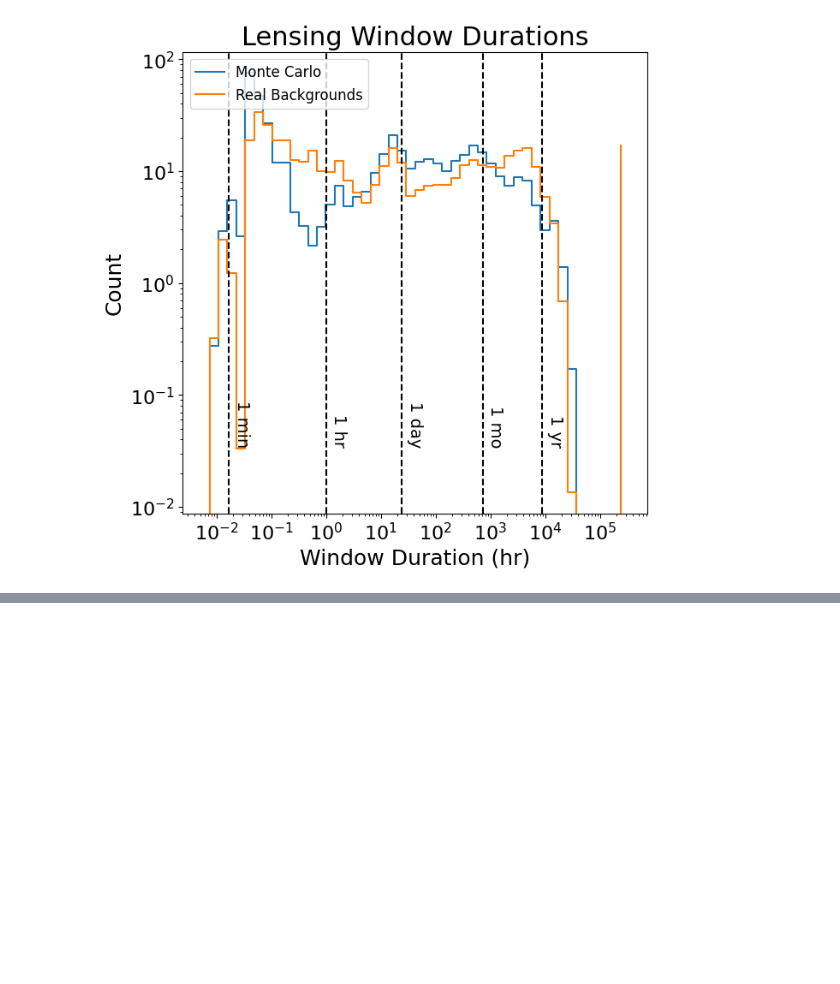
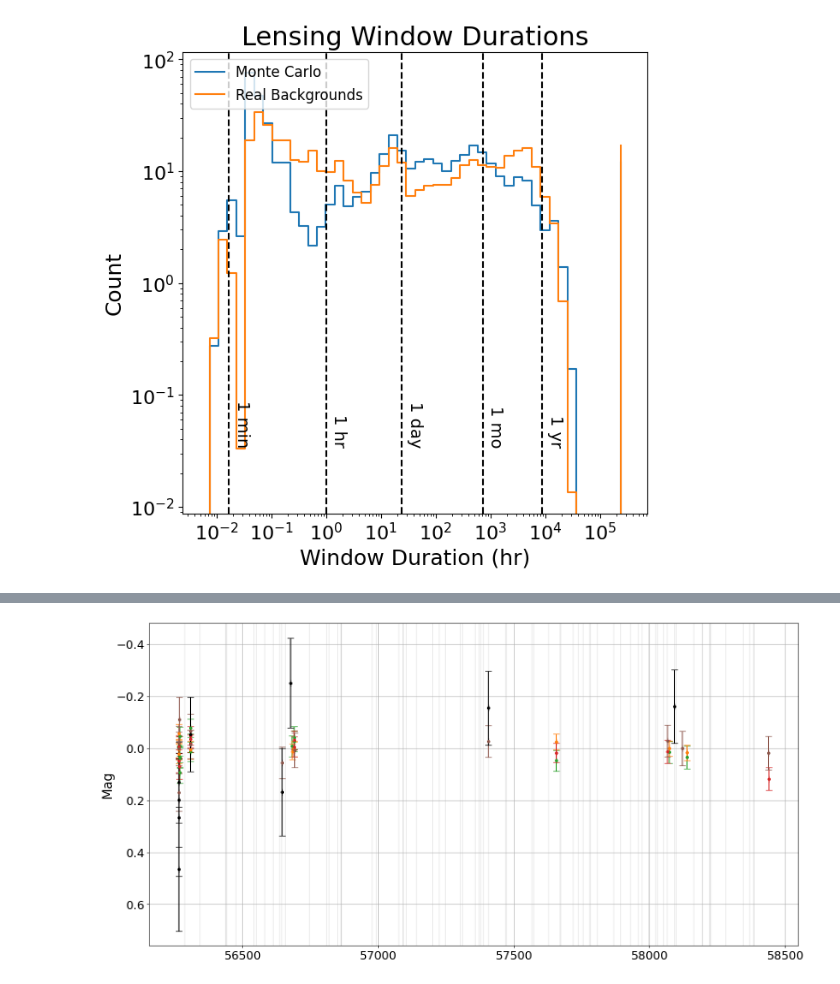
Before and after one commit to adriansh95/StringMicrolensing, a Jupyter notebook: notebooks/MC_results.ipynb, the cells around one changed output, grey strips where cells are left out. Cells and saved outputs as stored; diff of their text form; code cells hidden in the pictures; blank space fills up the shorter version.

```diff
--- a/notebooks/MC_results.ipynb
+++ b/notebooks/MC_results.ipynb
@@ -184,0 +225,11 @@ rng.uniform()
+# %%
+unlensed = get_lc(oid)
+unlensed = cluster_label_dataframe(unlensed)
+unlensed = subtract_baseline(unlensed.groupby(by=["objectid", "filter"], sort=False, group_keys=False))
+
+fig = plot_lensed_lc(unlensed, taus, rng_state, rng,
+                     mag_column="delta_mag",
+                     magerr_column="delta_mag_err")
+plt.show(fig)
+# %% [output]
+[figure, added]
```
Also changed, not shown: parts of 12 cells of this notebook.
